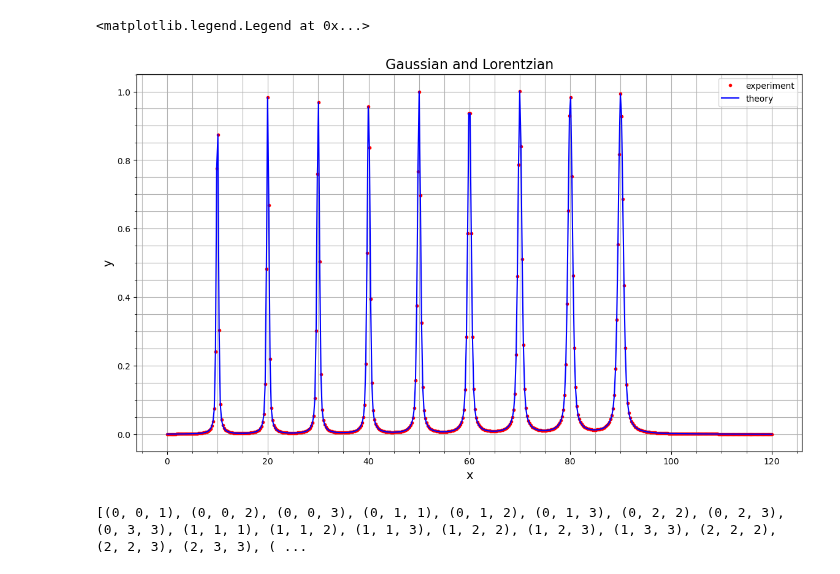
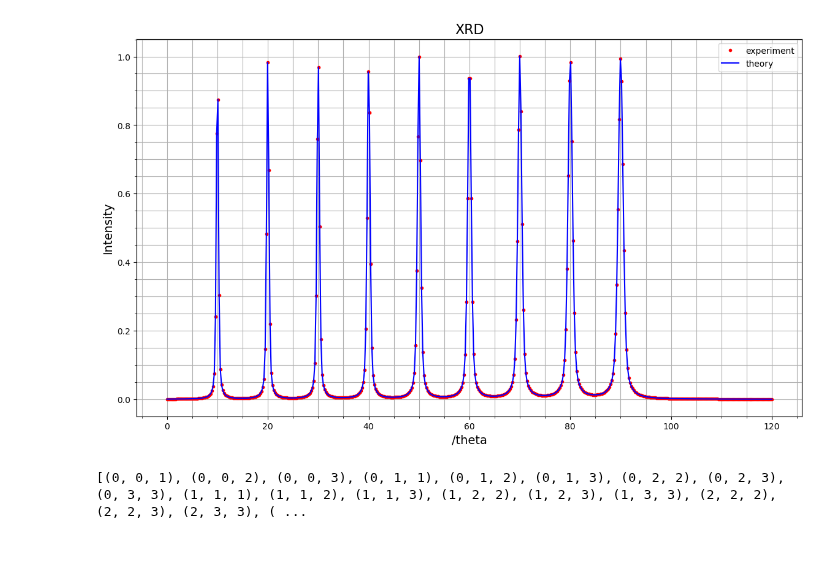
Before and after one commit to hezy/XRD_simple, a Jupyter notebook: simple_XRD.ipynb, the cells around one changed output. Cells and saved outputs as stored; diff of their text form; code cells hidden in the pictures.

```diff
--- a/simple_XRD.ipynb
+++ b/simple_XRD.ipynb
@@ -38,4 +34,7 @@ y = np.zeros(500)
 # %%
-for n in range(9):
-    print(n, xi[n], wi[n])
-    y = y + peak(x, xi[n], 1, wi[n], 0.5)
+def intensity(theta_space, peaks_positions, peaks_width):
+    y = np.zeros(500)
+    for n in range(9):
+        #print(n, peaks_position[n], peaks_width[n])
+        y = y + peak(theta_space, peaks_position[n], 1, peaks_width[n], 0.5)
+    return y
@@ -52,22 +41,27 @@ for n in range(9):
+# %%
+N = 500
+theta_space = np.linspace (0, 120, N)
+peaks_position = np.array([10.0,20.0,30.0,40.0,50.0,60.0,70.0,80.0,90.0])
+U, V, W = 0.2, 0.1, 0.05
+angular_intensity = intensity(theta_space, peaks_position, peaks_width(peaks_position, U, V, W))
+#print(angular_intensity)
 # %%
-fig1, ax = plt.subplots(figsize=(14, 8))
-ax.grid(visible=True, which='both', axis='both')
-ax.minorticks_on()
-ax.set_title("Gaussian and Lorentzian", fontsize=16)
-ax.set_xlabel("x", fontsize=14)
-#ax.set_xlim()
-ax.set_ylabel("y", fontsize=14)
-#ax.set_ylim()
-ax.plot(x,y, '.r', label='experiment')
-ax.plot(x,y, '-b', label='theory')
-#ax.plot(x,yL, '-r', label='Lorentz')
-#ax.plot(x,yG, '-b', label='Gauss')
-#ax.plot(x,yPV, '-m', label='Pseudo Voigt')
-#ax.plot(x,yV, '-g', label='Voigt')
-ax.legend()
+def make_graph (x, y):
+    fig1, ax = plt.subplots(figsize=(14, 8))
+    ax.grid(visible=True, which='both', axis='both')
+    ax.minorticks_on()
+    ax.set_title("XRD", fontsize=16)
+    ax.set_xlabel(r"$\theta$", fontsize=14)
+    #ax.set_xlim()
+    ax.set_ylabel(r"Intensity", fontsize=14)
+    #ax.set_ylim()
+    ax.plot(x,y, '.r', label='experiment')
+    ax.plot(x,y, '-b', label='theory')
+    ax.legend()
-# %% [output]
-<matplotlib.legend.Legend at 0x...>
-[figure, removed]
+# %%
+make_graph(theta_space,angular_intensity)
+# %% [output]
+[figure, added]
 # %%
 # In simple cubic lattince, all Miller indices are allowed
 from itertools import combinations_with_replacement
```
Also changed, not shown: parts of 5 cells of this notebook, 3 other files.
